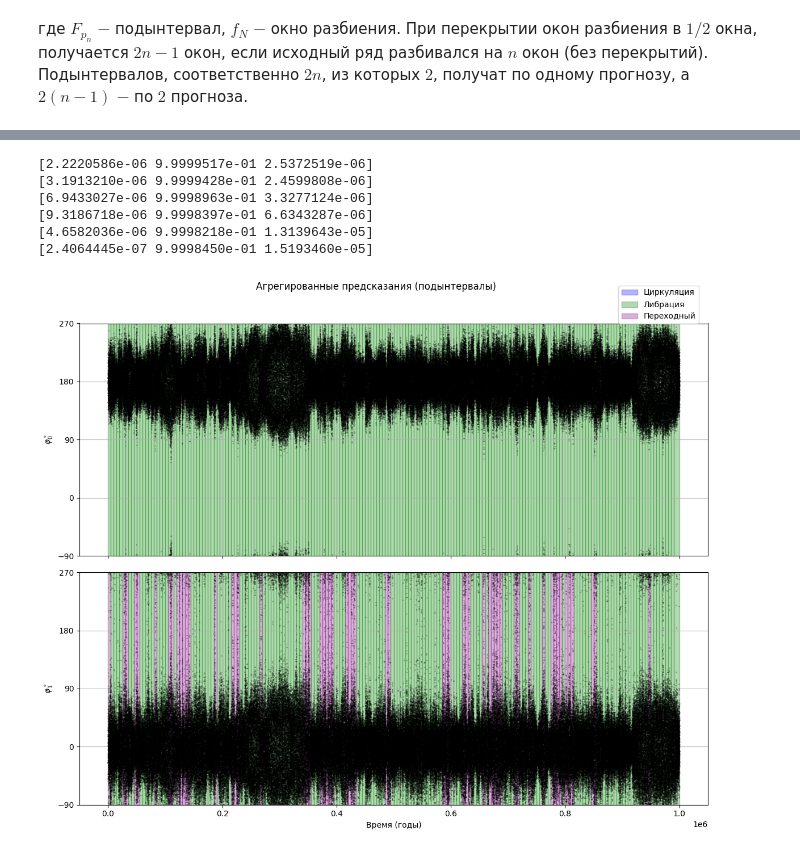
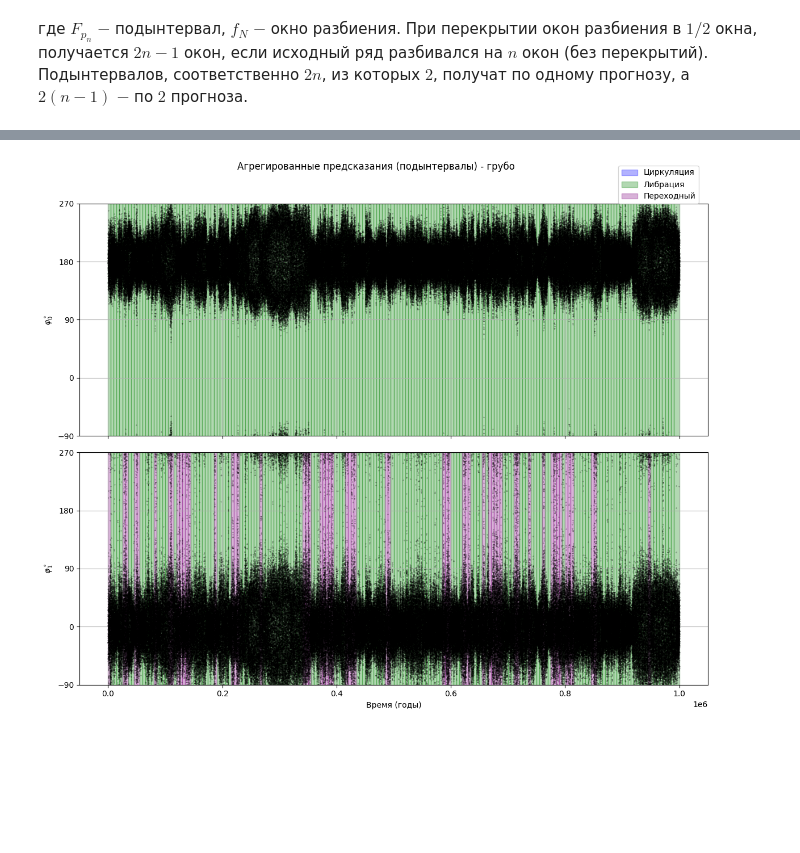
Before and after one commit to AbobusMen/Resonance-sorter, a Jupyter notebook: notebook/mark_proportional_distance_of_windows.ipynb, the cells around one changed output, grey strips where cells are left out. Cells and saved outputs as stored; diff of their text form; code cells hidden in the pictures; blank space fills up the shorter version.

```diff
--- a/notebook/mark_proportional_distance_of_windows.ipynb
+++ b/notebook/mark_proportional_distance_of_windows.ipynb
@@ -145,30 +104,23 @@ print(probs[0][6])
 # %%
-print(probs[0][0]) # нелевое
-print((probs[0][0]+probs[0][1])/2.) #первое
-print((probs[0][1]+probs[0][2])/2.) #второе
-print((probs[0][2]+probs[0][3])/2.) #третье
-print((probs[0][3]+probs[0][4])/2.) #четвертое
-print((probs[0][4]+probs[0][5])/2.) #пятое
+# print(probs[0][0]) # нелевое
+# print((probs[0][0]+probs[0][1])/2.) #первое
+# print((probs[0][1]+probs[0][2])/2.) #второе
+# print((probs[0][2]+probs[0][3])/2.) #третье
+# print((probs[0][3]+probs[0][4])/2.) #четвертое
+# print((probs[0][4]+probs[0][5])/2.) #пятое
-# %% [output]
-[2.2220586e-06 9.9999517e-01 2.5372519e-06]
-[3.1913210e-06 9.9999428e-01 2.4599808e-06]
-[6.9433027e-06 9.9998963e-01 3.3277124e-06]
-[9.3186718e-06 9.9998397e-01 6.6343287e-06]
-[4.6582036e-06 9.9998218e-01 1.3139643e-05]
-[2.4064445e-07 9.9998450e-01 1.5193460e-05]
 # %%
 #та же модель
 plot_multiplet_predictions(
     time_years=data['time_years'],
     angles_deg_list=data['angles_deg'],
     window_bounds=sub_data['bounds'],
     class_labels_list=sub_data['classes'],
-    title='Агрегированные предсказания (подынтервалы)',
+    title='Агрегированные предсказания (подынтервалы) - грубо',
     angle_min=-90., #Диапазоны нормализации угла
     angle_max=270.,
     fig_width=12.,
     row_height=5.,
 
 )
 # %% [output]
-[figure, old version]
+[figure, new version]
```
Also changed, not shown: parts of 10 cells of this notebook, 2 other files.
